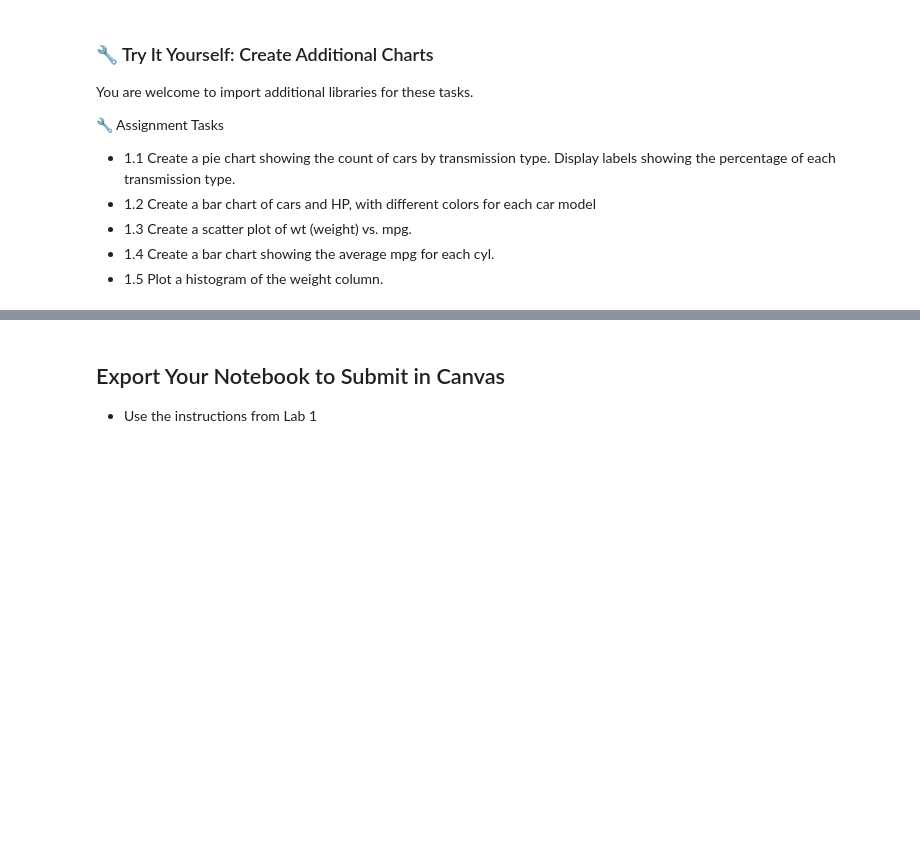
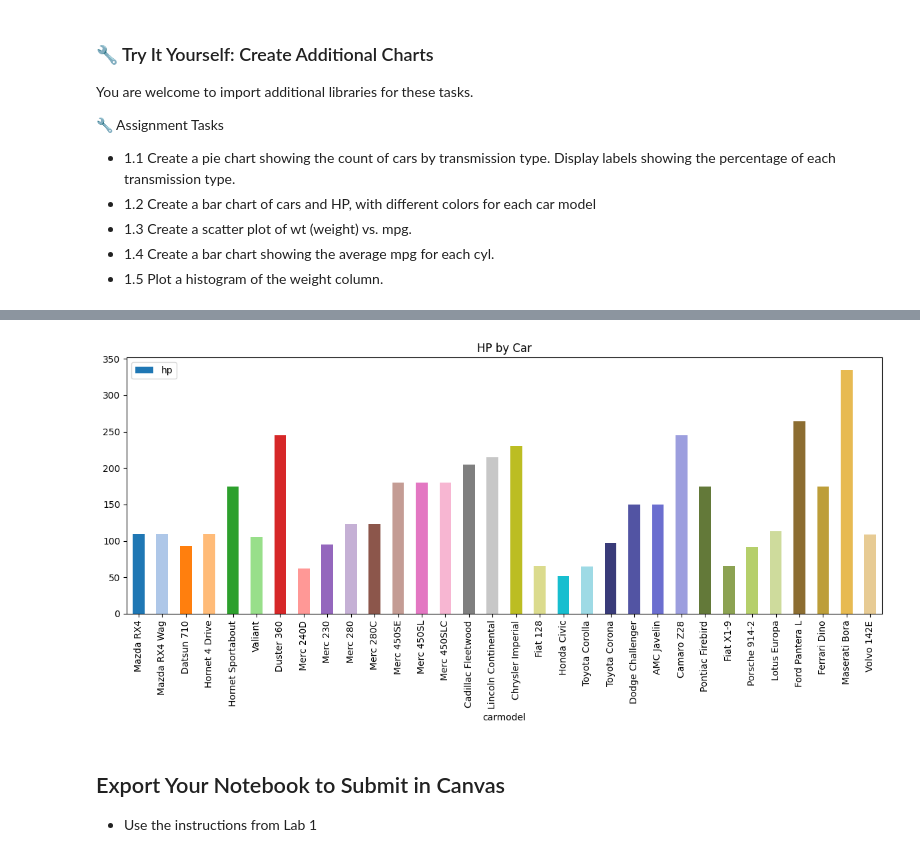
Before and after one commit to Jiaxuan-Peng/IS-4487, a Jupyter notebook: Labs/lab_03_visualization_intro.ipynb, the cells around one changed output, grey strips where cells are left out. Drawn from its saved outputs; the diff is of its cells as text; code cells hidden in the pictures; blank space fills up the shorter version.

```diff
--- a/Labs/lab_03_visualization_intro.ipynb
+++ b/Labs/lab_03_visualization_intro.ipynb
@@ -203,3 +196,37 @@ You are welcome to import additional libraries for these tasks.
+# %%
+from matplotlib import colors
+import matplotlib.pyplot as plt
+import numpy as np
+
+#Bar chart 🔧
+#1.2 Create a bar chart of cars and HP
+
+# Generate a list of colors, one for each carmodel
+num_colors = len(df['carmodel'].unique())
+
+# Combine multiple tab colormaps for more distinct colors
+colors1 = plt.colormaps.get_cmap('tab20')
+colors2 = plt.colormaps.get_cmap('tab20b')
+colors3 = plt.colormaps.get_cmap('tab20c')
+
+# Create a list of all colors from these colormaps
+all_colors = []
+for i in range(20):
+    all_colors.append(colors1(i))
+for i in range(20):
+    all_colors.append(colors2(i))
+for i in range(20):
+    all_colors.append(colors3(i))
+
+# Take only the required number of colors
+color_list = all_colors[:num_colors]
+
+ax = df.plot(x='carmodel', y='hp', kind='bar', title="HP by Car", color=color_list, figsize=(12, 6))
+ax.tick_params(axis='x', rotation=90)
+plt.tight_layout()
+plt.show()
+# %% [output]
+[figure, added]
 # %%
 #Scatter plot 🔧
 # %%
```
Also changed, not shown: parts of 5 cells of this notebook.
